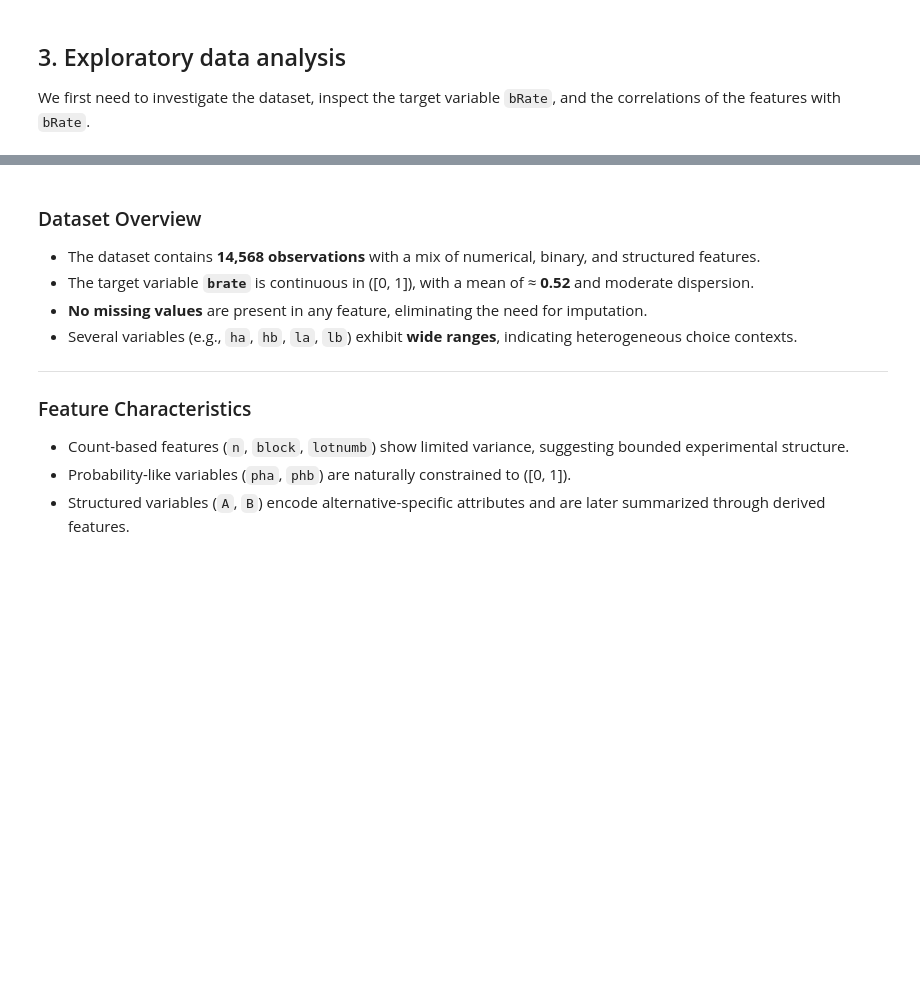
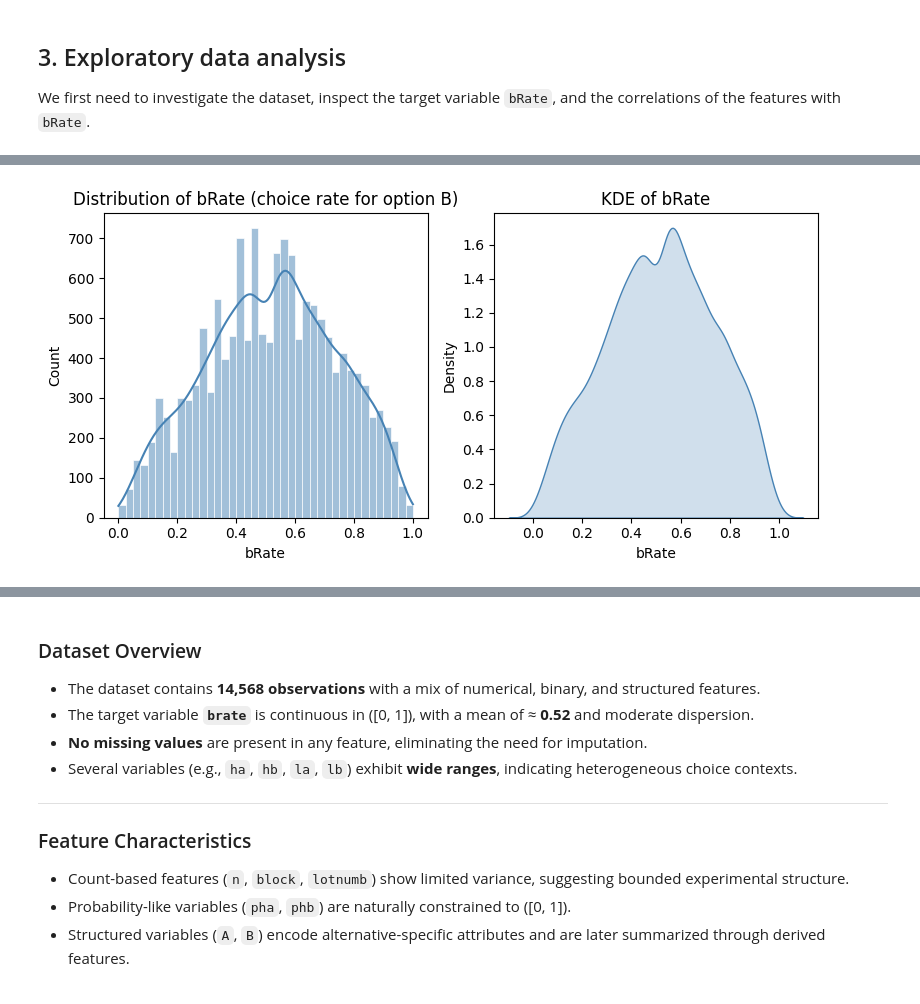
Before and after one commit to tasosger/choices13k-risky-choice, a Jupyter notebook: analysis.ipynb, the cells around one changed output, grey strips where cells are left out. Drawn from its saved outputs; the diff is of its cells as text; code cells hidden in the pictures; blank space fills up the shorter version.

```diff
--- a/analysis.ipynb
+++ b/analysis.ipynb
@@ -451,0 +390,16 @@ problem              ↔ block                :  0.245
+# %%
+# Distribution of target variable bRate
+plt.figure(figsize=(8, 4))
+plt.subplot(1, 2, 1)
+sns.histplot(df_full["brate"], bins=40, kde=True, color='steelblue', edgecolor='white')
+plt.xlabel('bRate')
+plt.ylabel('Count')
+plt.title('Distribution of bRate (choice rate for option B)')
+plt.subplot(1, 2, 2)
+sns.kdeplot(df_full["brate"], color='steelblue', fill=True)
+plt.xlabel('bRate')
+plt.title('KDE of bRate')
+plt.tight_layout()
+plt.show()
+# %% [output]
+[figure, added]
```
Also changed, not shown: parts of 20 cells of this notebook.
